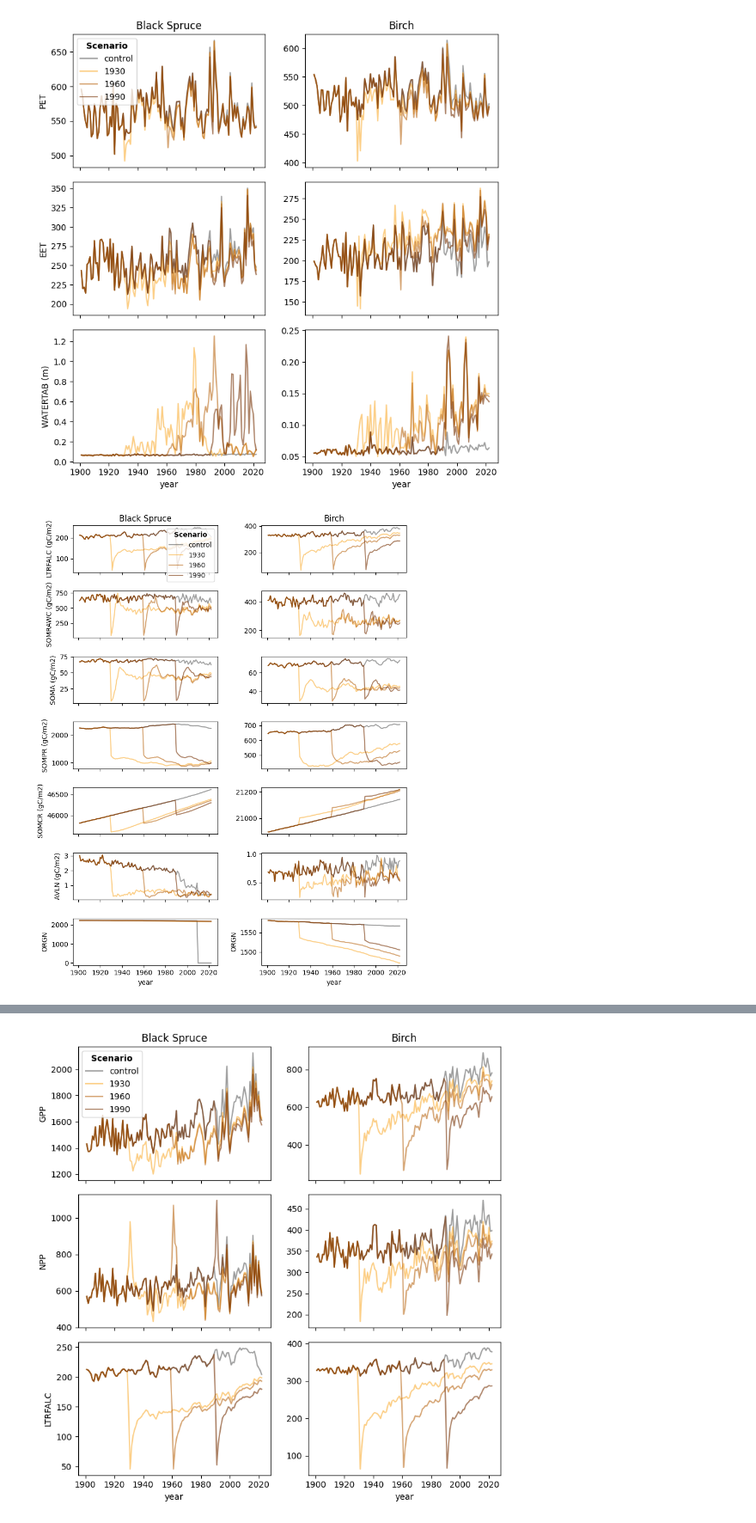
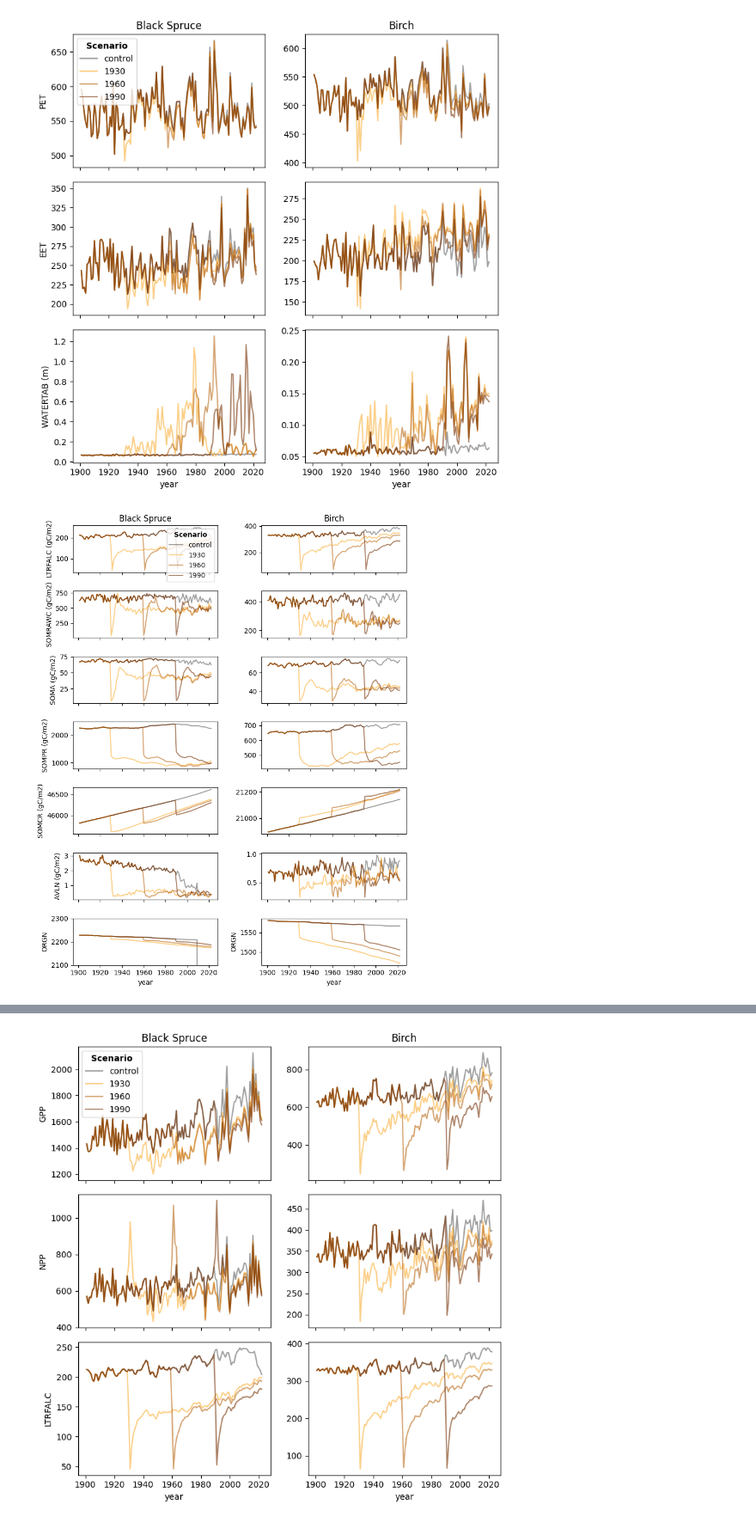
Before and after one commit to uaf-arctic-eco-modeling/dvm-dos-tem, a Jupyter notebook: scripts/caribou-poker-exp/CPCRW_fire_exps/fire_exp_vis.ipynb, the cells around one changed output, grey strips where cells are left out. Shown at 86% size. Saved outputs shown, nothing was run; the diff lists cells and outputs as text; code cells hidden in the pictures.

```diff
--- a/scripts/caribou-poker-exp/CPCRW_fire_exps/fire_exp_vis.ipynb
+++ b/scripts/caribou-poker-exp/CPCRW_fire_exps/fire_exp_vis.ipynb
@@ -1009,32 +1009,32 @@ axes[5][0].set_ylabel('AVLN (gC/m2)')
 
 sns.lineplot(data=results_yearly.loc[results_yearly['cmt']=='birch'],
              x='year', y='LTRFALC', hue='exp', ax=axes[0][1], legend=False, palette=pal, alpha=0.6)
 sns.lineplot(data=results_yearly.loc[results_yearly['cmt']=='birch'],
              x='year', y='SOMRAWC', hue='exp', ax=axes[1][1], legend=False, palette=pal, alpha=0.6)
 sns.lineplot(data=results_yearly.loc[results_yearly['cmt']=='birch'],
              x='year', y='SOMA', hue='exp', ax=axes[2][1], legend=False, palette=pal, alpha=0.6)
 sns.lineplot(data=results_yearly.loc[results_yearly['cmt']=='birch'],
              x='year', y='SOMPR', hue='exp', ax=axes[3][1], legend=False, palette=pal, alpha=0.6)
 sns.lineplot(data=results_yearly.loc[results_yearly['cmt']=='birch'],
              x='year', y='SOMCR', hue='exp', ax=axes[4][1], legend=False, palette=pal, alpha=0.6)
 sns.lineplot(data=results_yearly.loc[results_yearly['cmt']=='birch'],
              x='year', y='AVLN', hue='exp', ax=axes[5][1], legend=False, palette=pal, alpha=0.6)
 sns.lineplot(data=results_yearly.loc[results_yearly['cmt']=='birch'],
              x='year', y='ORGN', hue='exp', ax=axes[6][1], legend=False, palette=pal, alpha=0.6)
 
-#axes[6,0].set_ylim(2100,2300)
+axes[6,0].set_ylim(2100,2300)
 
 axes[0][1].set_ylabel('')
 axes[1][1].set_ylabel('')
 axes[2][1].set_ylabel('')
 axes[3][1].set_ylabel('')
 axes[4][1].set_ylabel('')
 axes[5][1].set_ylabel('')
 
 axes[0][1].set_title('Birch')
 
 
 fig.tight_layout()
 plt.savefig('Pools_fire_exps.jpg', dpi=300)
 # %% [output]
-[figure, old version]
+[figure, new version]
```
Also changed, not shown: parts of 2 cells of this notebook, 3 other files.
